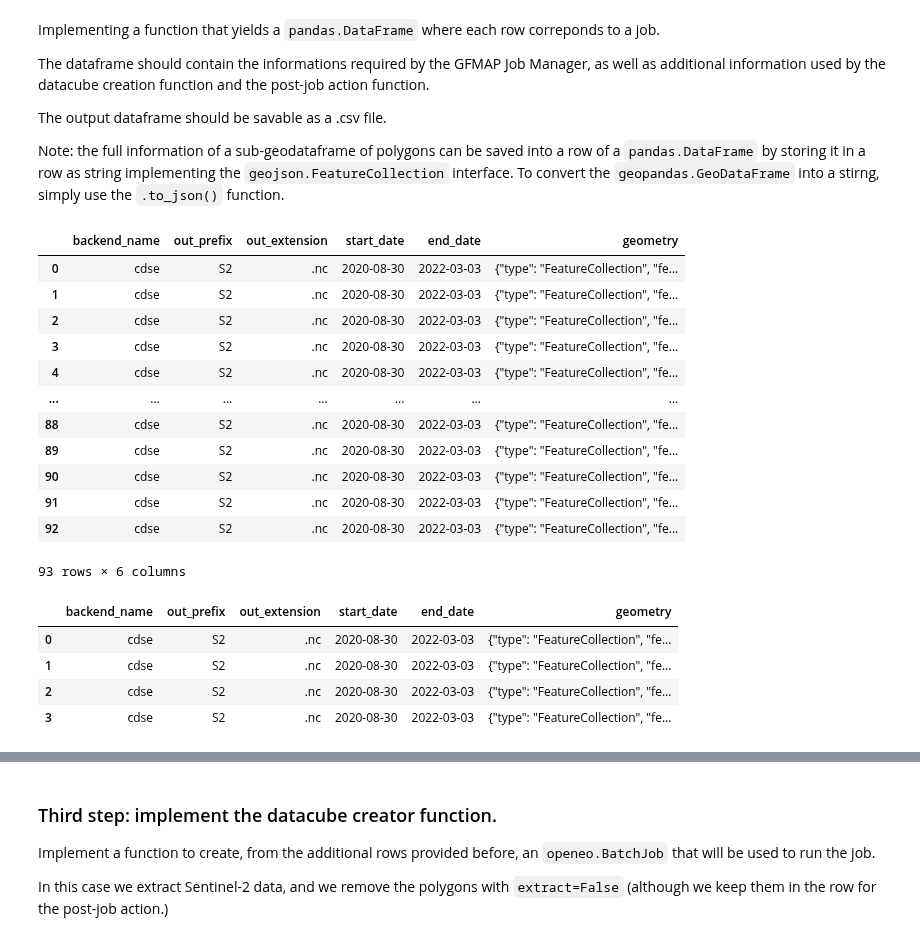
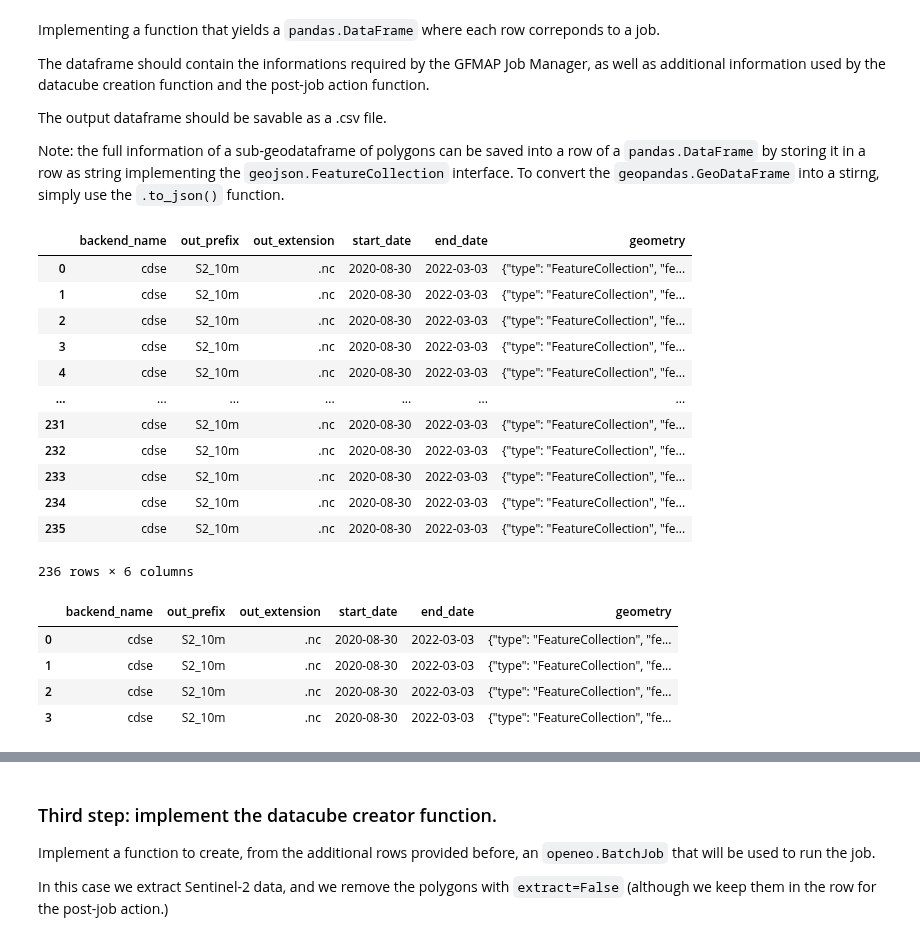
Before and after one commit to Open-EO/openeo-gfmap, a Jupyter notebook: examples/extraction_pipelines/S2_extraction_example.ipynb, the cells around one changed output, grey strips where cells are left out. Cells and saved outputs as stored; diff of their text form; code cells hidden in the pictures.

```diff
--- a/examples/extraction_pipelines/S2_extraction_example.ipynb
+++ b/examples/extraction_pipelines/S2_extraction_example.ipynb
@@ -40,7 +40,7 @@ base_df_path = Path('/vitodata/worldcereal/tmp/kristof/GFMAP/2021_EUR_DEMO_POLY_
 base_df = gpd.read_file(base_df_path)
 # Splits the job using GFMAP
 split_jobs = split_job_hex(
-    base_df, max_points=500, grid_resolution=4
+    base_df, max_points=60, grid_resolution=4
 )
 
 print(f'{len(split_jobs)} jobs before filtering empty one (no extraction)')
@@ -50,5 +50,7 @@ split_jobs = [
     job for job in split_jobs if job.extract.any()
 ]
 print(f'{len(split_jobs)} jobs after filtering empty one (no extraction)')
+
+base_df.head()
 # %% [output]
   polygons["h3index"] = polygons.geometry.centroid.apply(
@@ -67,50 +75,50 @@ Note: the full information of a sub-geodataframe of polygons can be saved into a
 # %%
 from openeo_gfmap import Backend
 from typing import List
 import pandas as pd
 
 def create_job_dataframe_s2(backend: Backend, split_jobs: List[gpd.GeoDataFrame]) -> pd.DataFrame:
     """Create a dataframe from the split jobs, containg all the necessary information to run the job."""
     columns = ['backend_name', 'out_prefix', 'out_extension', 'start_date', 'end_date', 'geometry']
     rows = []
     for job in split_jobs:
         # Compute the average in the valid date and make a buffer of 1.5 year around
         median_time = pd.to_datetime(job.valid_date).mean()
         start_date = median_time - pd.Timedelta(days=275)  # A bit more than 9 months
         end_date = median_time + pd.Timedelta(days=275)  # A bit more than 9 months
 
         rows.append(
             pd.Series(
-                dict(zip(columns, [backend.value, 'S2', '.nc',  start_date.strftime('%Y-%m-%d'), end_date.strftime('%Y-%m-%d'), job.to_json()]))
+                dict(zip(columns, [backend.value, 'S2_10m', '.nc',  start_date.strftime('%Y-%m-%d'), end_date.strftime('%Y-%m-%d'), job.to_json()]))
             )
         )
 
     return pd.DataFrame(rows)
 
 job_df = create_job_dataframe_s2(Backend.CDSE, split_jobs)
 
 job_df
 # %% [output]
 |  | backend_name | out_prefix | out_extension | start_date | end_date | geometry |
-| 0 | cdse | S2 | .nc | 2020-08-30 | 2022-03-03 | {"type": "FeatureCollection", "fe... |
-| 1 | cdse | S2 | .nc | 2020-08-30 | 2022-03-03 | {"type": "FeatureCollection", "fe... |
-| 2 | cdse | S2 | .nc | 2020-08-30 | 2022-03-03 | {"type": "FeatureCollection", "fe... |
-| 3 | cdse | S2 | .nc | 2020-08-30 | 2022-03-03 | {"type": "FeatureCollection", "fe... |
-| 4 | cdse | S2 | .nc | 2020-08-30 | 2022-03-03 | {"type": "FeatureCollection", "fe... |
+| 0 | cdse | S2_10m | .nc | 2020-08-30 | 2022-03-03 | {"type": "FeatureCollection", "fe... |
+| 1 | cdse | S2_10m | .nc | 2020-08-30 | 2022-03-03 | {"type": "FeatureCollection", "fe... |
+| 2 | cdse | S2_10m | .nc | 2020-08-30 | 2022-03-03 | {"type": "FeatureCollection", "fe... |
+| 3 | cdse | S2_10m | .nc | 2020-08-30 | 2022-03-03 | {"type": "FeatureCollection", "fe... |
+| 4 | cdse | S2_10m | .nc | 2020-08-30 | 2022-03-03 | {"type": "FeatureCollection", "fe... |
 | ... | ... | ... | ... | ... | ... | ... |
-| 88 | cdse | S2 | .nc | 2020-08-30 | 2022-03-03 | {"type": "FeatureCollection", "fe... |
-| 89 | cdse | S2 | .nc | 2020-08-30 | 2022-03-03 | {"type": "FeatureCollection", "fe... |
-| 90 | cdse | S2 | .nc | 2020-08-30 | 2022-03-03 | {"type": "FeatureCollection", "fe... |
-| 91 | cdse | S2 | .nc | 2020-08-30 | 2022-03-03 | {"type": "FeatureCollection", "fe... |
-| 92 | cdse | S2 | .nc | 2020-08-30 | 2022-03-03 | {"type": "FeatureCollection", "fe... |
+| 231 | cdse | S2_10m | .nc | 2020-08-30 | 2022-03-03 | {"type": "FeatureCollection", "fe... |
+| 232 | cdse | S2_10m | .nc | 2020-08-30 | 2022-03-03 | {"type": "FeatureCollection", "fe... |
+| 233 | cdse | S2_10m | .nc | 2020-08-30 | 2022-03-03 | {"type": "FeatureCollection", "fe... |
+| 234 | cdse | S2_10m | .nc | 2020-08-30 | 2022-03-03 | {"type": "FeatureCollection", "fe... |
+| 235 | cdse | S2_10m | .nc | 2020-08-30 | 2022-03-03 | {"type": "FeatureCollection", "fe... |
-93 rows × 6 columns
+236 rows × 6 columns
 # %%
 # Run a subset of the jobs to test the manager, the selected jobs have a fair amount of geometries to extract
 job_df = job_df.iloc[[0, 2, 3, -6]].reset_index(drop=True)
 job_df
 # %% [output]
 |  | backend_name | out_prefix | out_extension | start_date | end_date | geometry |
-| 0 | cdse | S2 | .nc | 2020-08-30 | 2022-03-03 | {"type": "FeatureCollection", "fe... |
-| 1 | cdse | S2 | .nc | 2020-08-30 | 2022-03-03 | {"type": "FeatureCollection", "fe... |
-| 2 | cdse | S2 | .nc | 2020-08-30 | 2022-03-03 | {"type": "FeatureCollection", "fe... |
-| 3 | cdse | S2 | .nc | 2020-08-30 | 2022-03-03 | {"type": "FeatureCollection", "fe... |
+| 0 | cdse | S2_10m | .nc | 2020-08-30 | 2022-03-03 | {"type": "FeatureCollection", "fe... |
+| 1 | cdse | S2_10m | .nc | 2020-08-30 | 2022-03-03 | {"type": "FeatureCollection", "fe... |
+| 2 | cdse | S2_10m | .nc | 2020-08-30 | 2022-03-03 | {"type": "FeatureCollection", "fe... |
+| 3 | cdse | S2_10m | .nc | 2020-08-30 | 2022-03-03 | {"type": "FeatureCollection", "fe... |
```
Also changed, not shown: parts of 12 cells of this notebook, 3 other files.
